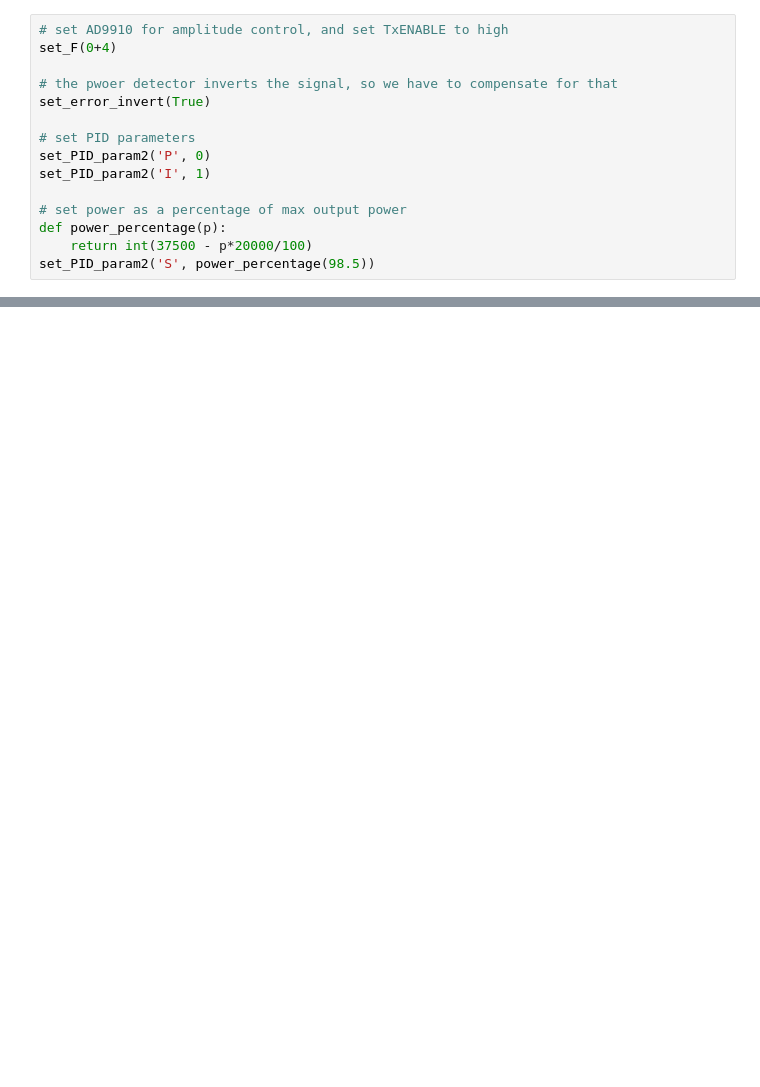
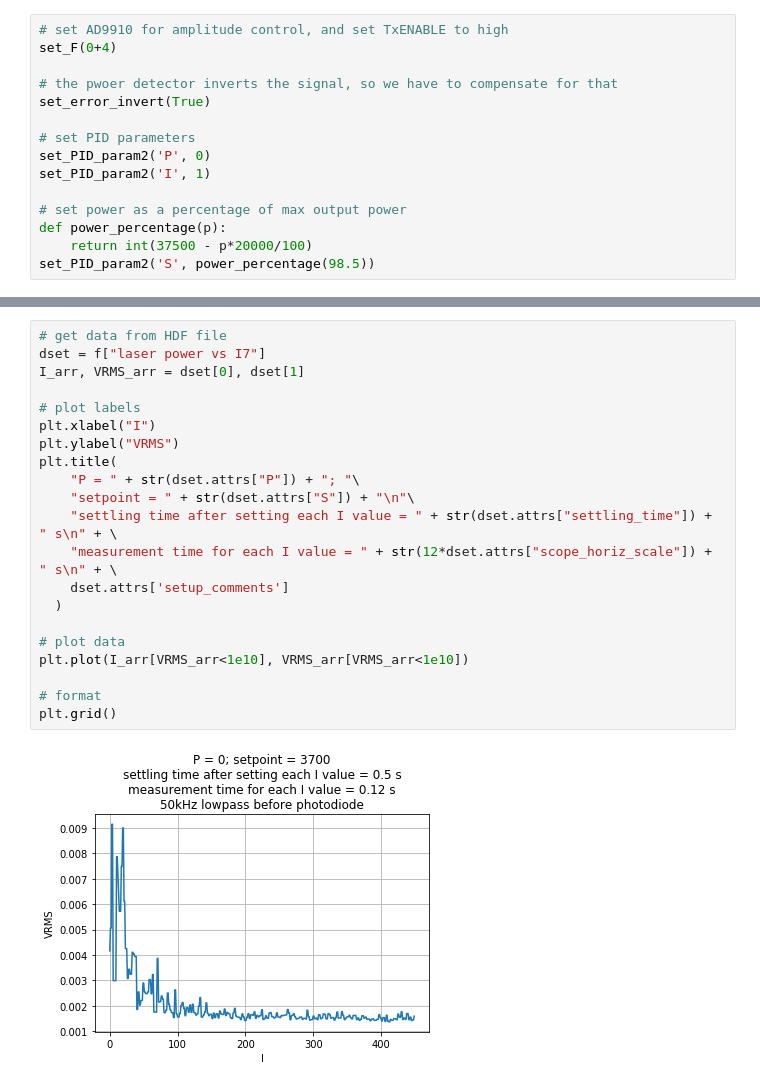
Before and after one commit to js216/FPGA-codes, a Jupyter notebook: 8 PID RS232/testing/USB RS232 FPGA PID DDS PCB.ipynb, the cells around one changed output, grey strips where cells are left out. Saved outputs shown, nothing was run; the diff lists cells and outputs as text; blank space fills up the shorter version.

Commit message:
AD9910 controlling laser power

```diff
--- a/8 PID RS232/testing/USB RS232 FPGA PID DDS PCB.ipynb
+++ b/8 PID RS232/testing/USB RS232 FPGA PID DDS PCB.ipynb
@@ -598,0 +668,23 @@ set_PID_param2('S', power_percentage(98.5))
+# %%
+# get data from HDF file
+dset = f["laser power vs I7"]
+I_arr, VRMS_arr = dset[0], dset[1]
+
+# plot labels
+plt.xlabel("I")
+plt.ylabel("VRMS")
+plt.title(
+    "P = " + str(dset.attrs["P"]) + "; "\
+    "setpoint = " + str(dset.attrs["S"]) + "\n"\
+    "settling time after setting each I value = " + str(dset.attrs["settling_time"]) + " s\n" + \
+    "measurement time for each I value = " + str(12*dset.attrs["scope_horiz_scale"]) + " s\n" + \
+    dset.attrs['setup_comments']
+  )
+
+# plot data
+plt.plot(I_arr[VRMS_arr<1e10], VRMS_arr[VRMS_arr<1e10])
+
+# format
+plt.grid()
+# %% [output]
+[figure, added]
```
Also changed, not shown: parts of 11 cells of this notebook, 1 other file.
